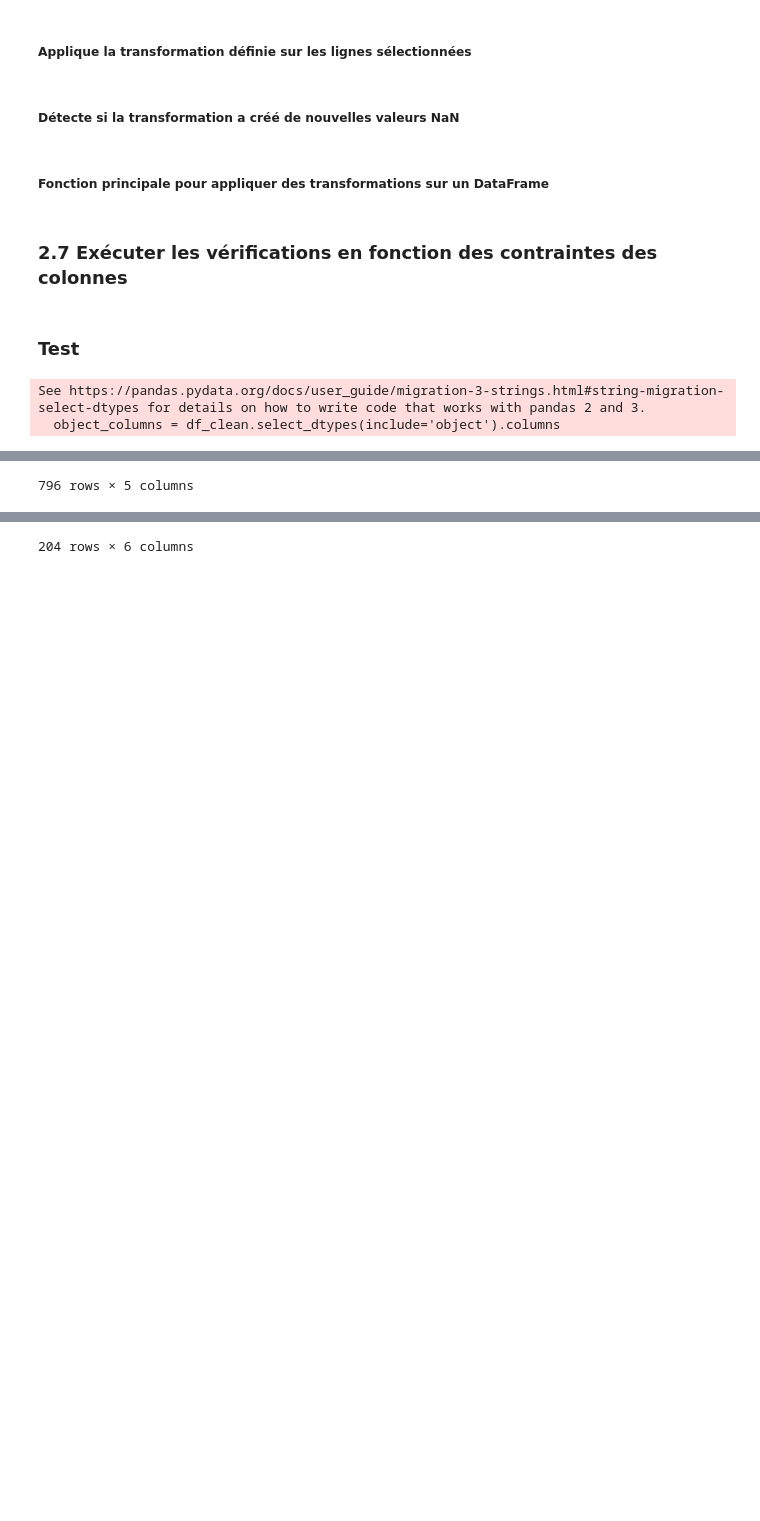
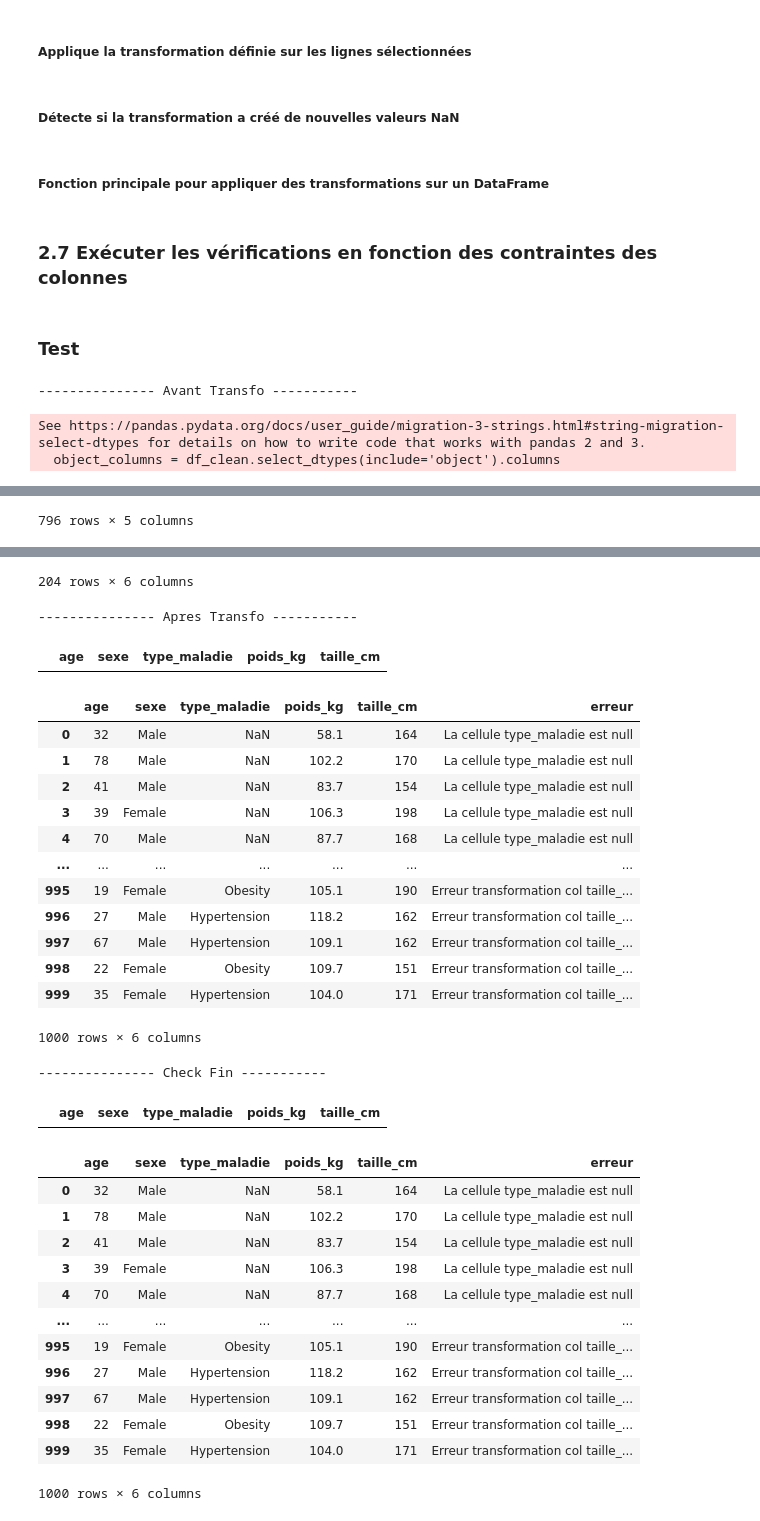
Before and after one commit to HealthAI-Corpo/healthai-etl, a Jupyter notebook: notebooks/02_read_clean.ipynb, the cells around one changed output, grey strips where cells are left out. Cells and saved outputs as stored; diff of their text form; code cells hidden in the pictures; blank space fills up the shorter version.

Commit message:
V1 pipeline auto

```diff
--- a/notebooks/02_read_clean.ipynb
+++ b/notebooks/02_read_clean.ipynb
@@ -1026,27 +1025,31 @@ def apply_transformation(df, col, transformation, mask):
     series = df[col]
 
     try:
+        # Préparer version safe numérique (remplace non numérique par NaN), permet de faire les transfo numérique en sécurité.
+        safe_num = pd.to_numeric(series[mask], errors="coerce")
+
         if transformation.type_transformation == TypeTransformation.MULTIPLY:
-            df.loc[mask, col] = series[mask] * transformation.value_num
+            df.loc[mask, col] = safe_num * transformation.value_num
 
         elif transformation.type_transformation == TypeTransformation.DIVIDE:
-            df.loc[mask, col] = series[mask] / transformation.value_num
+            df.loc[mask, col] = safe_num / transformation.value_num
 
         elif transformation.type_transformation == TypeTransformation.ADD:
-            df.loc[mask, col] = series[mask] + transformation.value_num
+            df.loc[mask, col] = safe_num + transformation.value_num
 
         elif transformation.type_transformation == TypeTransformation.SUBTRACT:
-            df.loc[mask, col] = series[mask] - transformation.value_num
+            df.loc[mask, col] = safe_num - transformation.value_num
 
         elif transformation.type_transformation == TypeTransformation.ROUND:
-            df.loc[mask, col] = series[mask].round(transformation.value_int)
+            df.loc[mask, col] = safe_num.round(transformation.value_int)
 
         elif transformation.type_transformation == TypeTransformation.CLIP_MAX:
-            df.loc[mask, col] = series[mask].clip(upper=transformation.value_num)
+            df.loc[mask, col] = safe_num.clip(upper=transformation.value_num)
 
         elif transformation.type_transformation == TypeTransformation.CLIP_MIN:
-            df.loc[mask, col] = series[mask].clip(lower=transformation.value_num)
+            df.loc[mask, col] = safe_num.clip(lower=transformation.value_num)
 
+        # Modif String
         elif transformation.type_transformation == TypeTransformation.UPPER:
             df.loc[mask, col] = series[mask].str.upper()
 
@@ -1073,7 +1076,7 @@ def apply_transformation(df, col, transformation, mask):
             )
 
     except Exception:
-        # Pandas va souvent déjà mettre NaN → donc on laisse
+        df.loc[mask, col] = np.nan
         pass
 
     return df
@@ -1345,41 +1348,83 @@ for df in dfs_matched_files:
     # Regarder si les colonnes sont convertible dans le type cible
     df_clean, anomalies = convert_column_type(df_clean, anomalies, pipeline_column_mapping)
 
-    # Call la transformation
+    print("--------------- Avant Transfo -----------")
+    display(df_clean)
+    # print("----- anomalies FIN -----")
+    display(anomalies)
+
+    # Transformer les colonnes
+    df_clean, anomalies = apply_transformations(df_clean, anomalies, pipeline_column_mapping)
+
+    print("--------------- Apres Transfo -----------")
+    display(df_clean)
+    # print("----- anomalies FIN -----")
+    display(anomalies)
 
     # Vérifier les contraintes métier de colonnes
     df_clean, anomalies = check_column_constraint(df_clean, anomalies, pipeline_column_mapping)
 
-    # print("----- df_clean FIN -----")
+    print("--------------- Check Fin -----------")
     display(df_clean)
     # print("----- anomalies FIN -----")
     display(anomalies)
 # %% [output]
-See https://pandas.pydata.org/docs/user_guide/migration-3-strings.html#string-migration-select-dtypes for details on how to write code that works with pandas 2 and 3.
-  object_columns = df_clean.select_dtypes(include='object').columns
+--------------- Avant Transfo -----------
+See https://pandas.pydata.org/docs/user_guide/migration-3-strings.html#string-migration-select-dtypes for details on how to write code that works with pandas 2 and 3.
+  object_columns = df_clean.select_dtypes(include='object').columns
 |  | age | sexe | type_maladie | poids_kg | taille_cm |
 | 0 | 56 | Male | Obesity | 58.4 | 160 |
 | 1 | 69 | Male | Diabetes | 101.2 | 169 |
 | 2 | 46 | Female | Hypertension | 63.5 | 173 |
 | 3 | 60 | Male | Diabetes | 79.5 | 197 |
 | 4 | 25 | Female | Obesity | 105.7 | 156 |
 | ... | ... | ... | ... | ... | ... |
 | 791 | 18 | Male | Obesity | 72.1 | 160 |
 | 792 | 35 | Female | Hypertension | 104.0 | 171 |
 | 793 | 49 | Female | Obesity | 56.0 | 182 |
 | 794 | 64 | Male | Diabetes | 66.6 | 185 |
 | 795 | 66 | Female | Obesity | 101.3 | 194 |
-796 rows × 5 columns
+796 rows × 5 columns
 |  | age | sexe | type_maladie | poids_kg | taille_cm | erreur |
 | 0 | 32 | Male | NaN | 58.1 | 164 | La cellule type_maladie est null |
 | 1 | 78 | Male | NaN | 102.2 | 170 | La cellule type_maladie est null |
 | 2 | 41 | Male | NaN | 83.7 | 154 | La cellule type_maladie est null |
 | 3 | 39 | Female | NaN | 106.3 | 198 | La cellule type_maladie est null |
 | 4 | 70 | Male | NaN | 87.7 | 168 | La cellule type_maladie est null |
 | ... | ... | ... | ... | ... | ... | ... |
 | 199 | 67 | Male | NaN | 53.9 | 153 | La cellule type_maladie est null |
 | 200 | 30 | Female | NaN | 59.2 | 190 | La cellule type_maladie est null |
 | 201 | 63 | Female | NaN | 77.9 | 184 | La cellule type_maladie est null |
 | 202 | 78 | Female | NaN | 83.0 | 197 | La cellule type_maladie est null |
 | 203 | 47 | Female | NaN | 80.0 | 186 | La cellule type_maladie est null |
-204 rows × 6 columns
+204 rows × 6 columns
+--------------- Apres Transfo -----------
+|  | age | sexe | type_maladie | poids_kg | taille_cm |
+|  | age | sexe | type_maladie | poids_kg | taille_cm | erreur |
+| 0 | 32 | Male | NaN | 58.1 | 164 | La cellule type_maladie est null |
+| 1 | 78 | Male | NaN | 102.2 | 170 | La cellule type_maladie est null |
+| 2 | 41 | Male | NaN | 83.7 | 154 | La cellule type_maladie est null |
+| 3 | 39 | Female | NaN | 106.3 | 198 | La cellule type_maladie est null |
+| 4 | 70 | Male | NaN | 87.7 | 168 | La cellule type_maladie est null |
+| ... | ... | ... | ... | ... | ... | ... |
+| 995 | 19 | Female | Obesity | 105.1 | 190 | Erreur transformation col taille_... |
+| 996 | 27 | Male | Hypertension | 118.2 | 162 | Erreur transformation col taille_... |
+| 997 | 67 | Male | Hypertension | 109.1 | 162 | Erreur transformation col taille_... |
+| 998 | 22 | Female | Obesity | 109.7 | 151 | Erreur transformation col taille_... |
+| 999 | 35 | Female | Hypertension | 104.0 | 171 | Erreur transformation col taille_... |
+1000 rows × 6 columns
+--------------- Check Fin -----------
+|  | age | sexe | type_maladie | poids_kg | taille_cm |
+|  | age | sexe | type_maladie | poids_kg | taille_cm | erreur |
+| 0 | 32 | Male | NaN | 58.1 | 164 | La cellule type_maladie est null |
+| 1 | 78 | Male | NaN | 102.2 | 170 | La cellule type_maladie est null |
+| 2 | 41 | Male | NaN | 83.7 | 154 | La cellule type_maladie est null |
+| 3 | 39 | Female | NaN | 106.3 | 198 | La cellule type_maladie est null |
+| 4 | 70 | Male | NaN | 87.7 | 168 | La cellule type_maladie est null |
+| ... | ... | ... | ... | ... | ... | ... |
+| 995 | 19 | Female | Obesity | 105.1 | 190 | Erreur transformation col taille_... |
+| 996 | 27 | Male | Hypertension | 118.2 | 162 | Erreur transformation col taille_... |
+| 997 | 67 | Male | Hypertension | 109.1 | 162 | Erreur transformation col taille_... |
+| 998 | 22 | Female | Obesity | 109.7 | 151 | Erreur transformation col taille_... |
+| 999 | 35 | Female | Hypertension | 104.0 | 171 | Erreur transformation col taille_... |
+1000 rows × 6 columns
```
Also changed, not shown: parts of 2 cells of this notebook, 1 other file.
